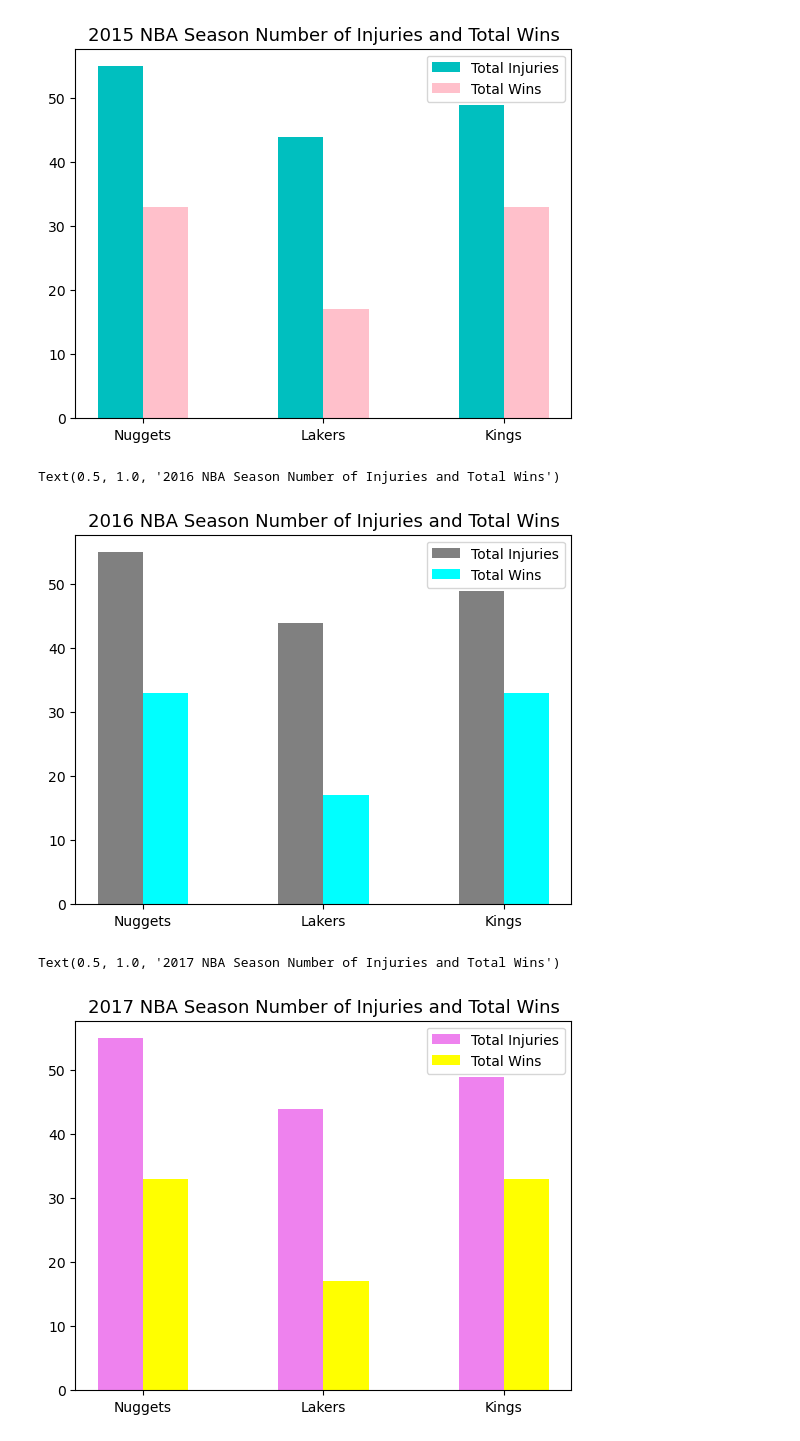
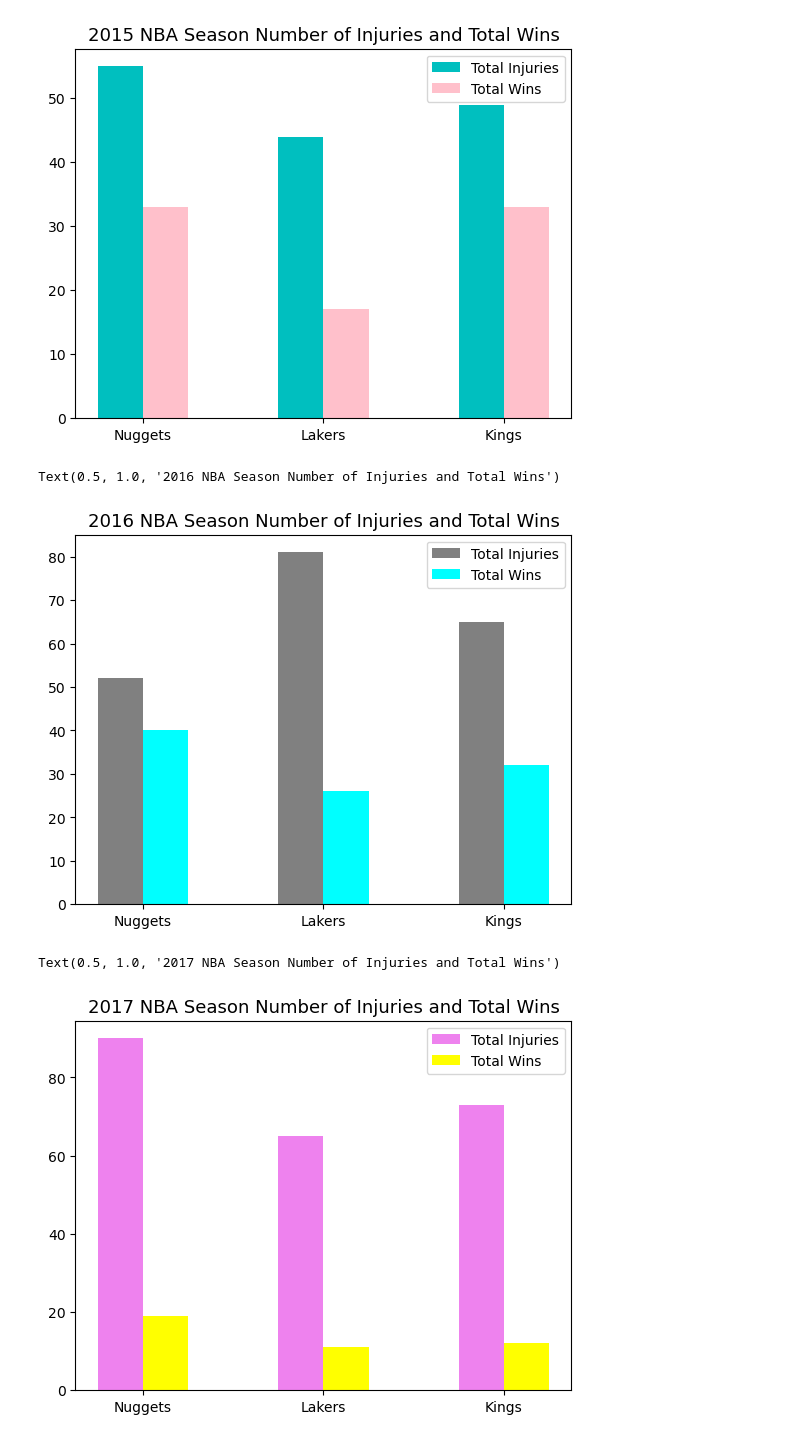
Before and after one commit to paulhji/team_gaap_project1, a Jupyter notebook: NBA Injuries.ipynb, the cells around one changed output. Cells and saved outputs as stored; diff of their text form; code cells hidden in the pictures.

```diff
--- a/NBA Injuries.ipynb
+++ b/NBA Injuries.ipynb
@@ -441,27 +441,27 @@ Wins_2016 = [40,26,32]
 bar_width = 0.25
 ind = np.arange(len(Names_2015))
 fig, ax = plt.subplots()
-bar1 = ax.bar(ind - bar_width/2, Injuries_2015, bar_width, label='Total Injuries', color='grey')
-bar2 = ax.bar(ind + bar_width/2, Wins_2015, bar_width, label='Total Wins', color='cyan')
+bar1 = ax.bar(ind - bar_width/2, Injuries_2016, bar_width, label='Total Injuries', color='grey')
+bar2 = ax.bar(ind + bar_width/2, Wins_2016, bar_width, label='Total Wins', color='cyan')
 ax.legend()
 ax.set_xticks(ind, Names_2015)
 ax.set_title('2016 NBA Season Number of Injuries and Total Wins', fontsize=13, color='black')
 # %% [output]
 Text(0.5, 1.0, '2016 NBA Season Number of Injuries and Total Wins')
-[figure, old version]
+[figure, new version]
 # %%
 Names_2017 = ['Nuggets', 'Lakers', 'Kings']
 Injuries_2017 = [90,65,73]
 Wins_2017 = [19,11,12]
 
 bar_width = 0.25
 ind = np.arange(len(Names_2015))
 fig, ax = plt.subplots()
-bar1 = ax.bar(ind - bar_width/2, Injuries_2015, bar_width, label='Total Injuries', color='violet')
-bar2 = ax.bar(ind + bar_width/2, Wins_2015, bar_width, label='Total Wins', color='yellow')
+bar1 = ax.bar(ind - bar_width/2, Injuries_2017, bar_width, label='Total Injuries', color='violet')
+bar2 = ax.bar(ind + bar_width/2, Wins_2017, bar_width, label='Total Wins', color='yellow')
 ax.legend()
 ax.set_xticks(ind, Names_2015)
 ax.set_title('2017 NBA Season Number of Injuries and Total Wins', fontsize=13, color='black')
 # %% [output]
 Text(0.5, 1.0, '2017 NBA Season Number of Injuries and Total Wins')
-[figure, old version]
+[figure, new version]
```
